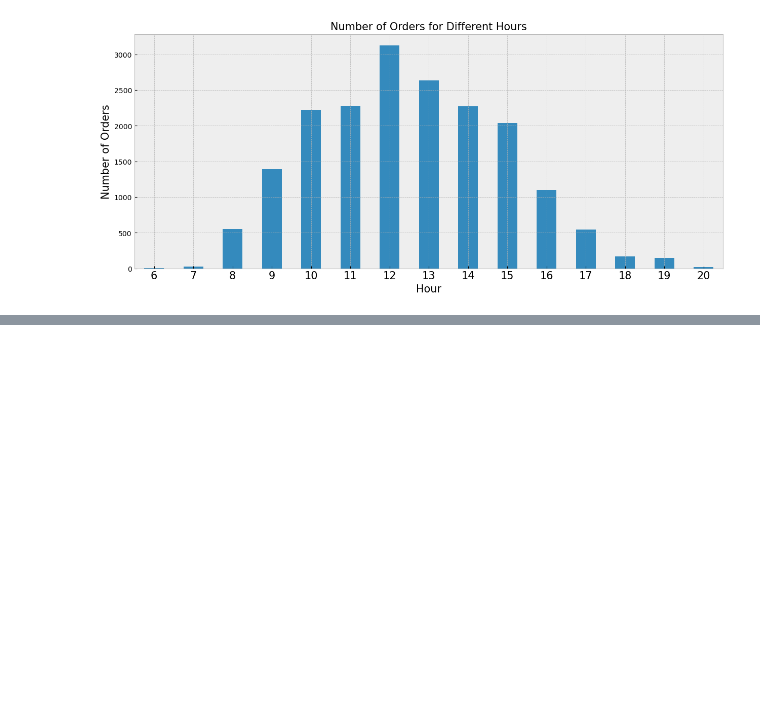
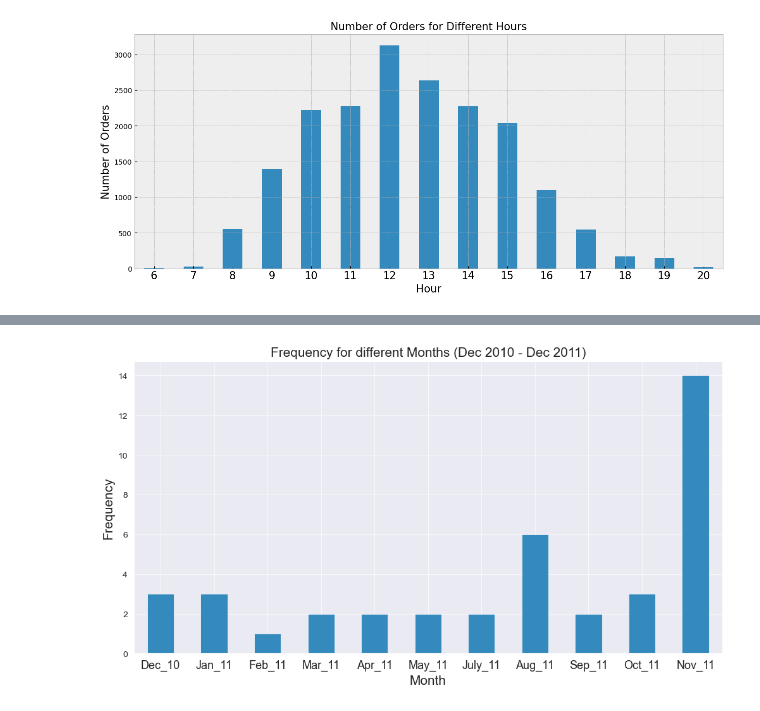
Before and after one commit to LeonardoSMSoares/Recommender-Systems-with-Python, a Jupyter notebook: Applied Recommender Systems with Python/Ch2 - Market Basket Analysis.ipynb, the cells around one changed output, grey strips where cells are left out. Saved outputs shown, nothing was run; the diff lists cells and outputs as text; code cells hidden in the pictures; blank space fills up the shorter version.

```diff
--- a/Applied Recommender Systems with Python/Ch2 - Market Basket Analysis.ipynb
+++ b/Applied Recommender Systems with Python/Ch2 - Market Basket Analysis.ipynb
@@ -320,0 +386,4 @@ plt.show()
+# %%
+# Creating a new df of free items
+free_items = df1[df1['UnitPrice'] == 0]
+free_items.head()
@@ -320,0 +414,20 @@ plt.show()
+# %%
+# Counting how many free items were given out year-month wise
+ax = free_items.year_month.value_counts().sort_index().plot(kind='bar',figsize=(12,6))
+
+# Labelling X-axis
+ax.set_xlabel('Month',fontsize=15)
+
+# Labelling Y-axis
+ax.set_ylabel('Frequency',fontsize=15)
+
+# Giving suitable title to the plot
+ax.set_title('Frequency for different Months (Dec 2010 - Dec 2011)',fontsize=15)
+
+# Providing X tick labels
+# Since there are 0 free items in June 2011, we are excluding it
+ax.set_xticklabels(('Dec_10','Jan_11','Feb_11','Mar_11','Apr_11','May_11','July_11','Aug_11','Sep_11','Oct_11','Nov_11'), rotation='horizontal',
+                   fontsize=13)
+plt.show()
+# %% [output]
+[figure, added]
```
Also changed, not shown: parts of 54 cells of this notebook, 5 other files.
